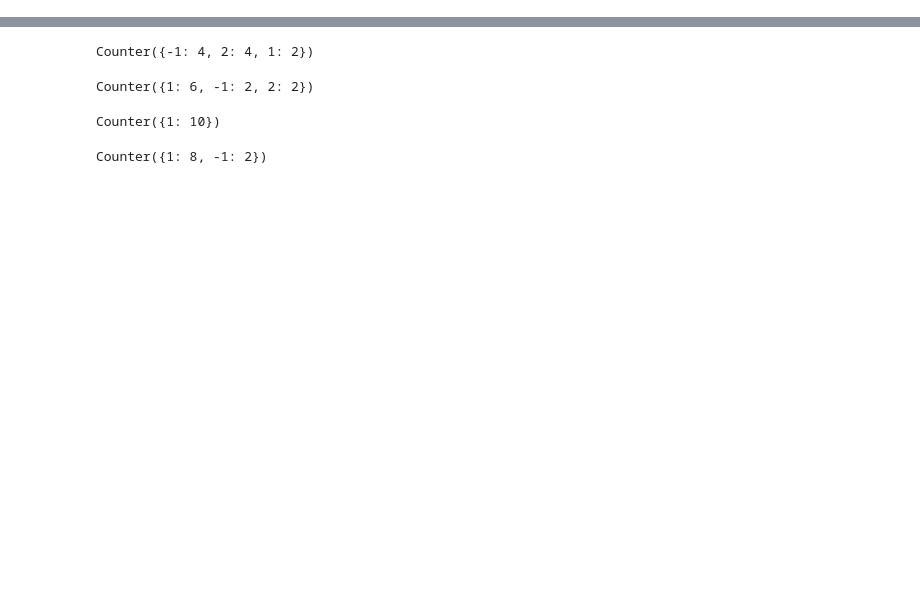
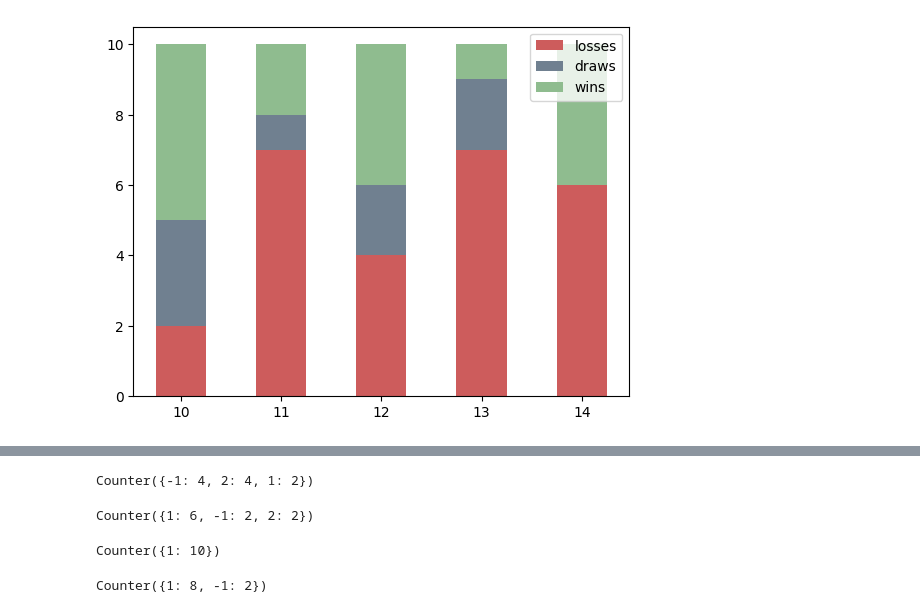
Before and after one commit to katelanman/ultimate_tic_tac_toe_agents, a Jupyter notebook: mcts_testing.ipynb, the cells around one changed output, grey strips where cells are left out. Saved outputs shown, nothing was run; the diff lists cells and outputs as text; code cells hidden in the pictures; blank space fills up the shorter version.

```diff
--- a/mcts_testing.ipynb
+++ b/mcts_testing.ipynb
@@ -7,0 +172,38 @@ from collections import Counter
+# %%
+wins = []
+losses = []
+ties = []
+for rollouts in np.arange(5, 10):
+    p1 = Player(2)
+    p2 = MCTSPlayer(1, exploration_weight=2**0.5, calculation_time=0.1, n_rollouts=rollouts)
+
+    game = UltimateTicTacToe(p1, p2)
+
+    results = []
+    for _ in tqdm(range(10)):
+        results.append(game.play_game())
+
+    results = Counter(results)
+    wins.append(results[2])
+    losses.append(results[1])
+    ties.append(results[-1])
+# %%
+x = np.arange(10,15)
+width = 0.5
+
+fig, ax = plt.subplots()
+bottom = np.zeros(len(wins))
+
+results = {'losses':losses,'draws':ties,'wins':wins}
+
+colors = ["indianred", "slategrey", "darkseagreen"]
+i = 0
+for label, res in results.items():
+    p = ax.bar(x.astype(str), res, width, label=label, bottom=bottom, color=colors[i])
+    bottom += res
+    i += 1
+
+plt.legend()
+plt.show()
+# %% [output]
+[figure, added]
```
Also changed, not shown: parts of 12 cells of this notebook, 2 other files.
